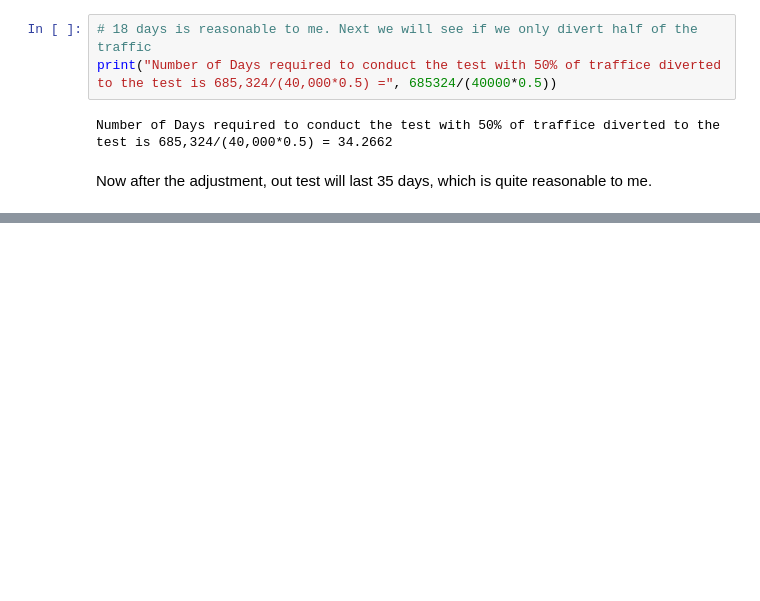
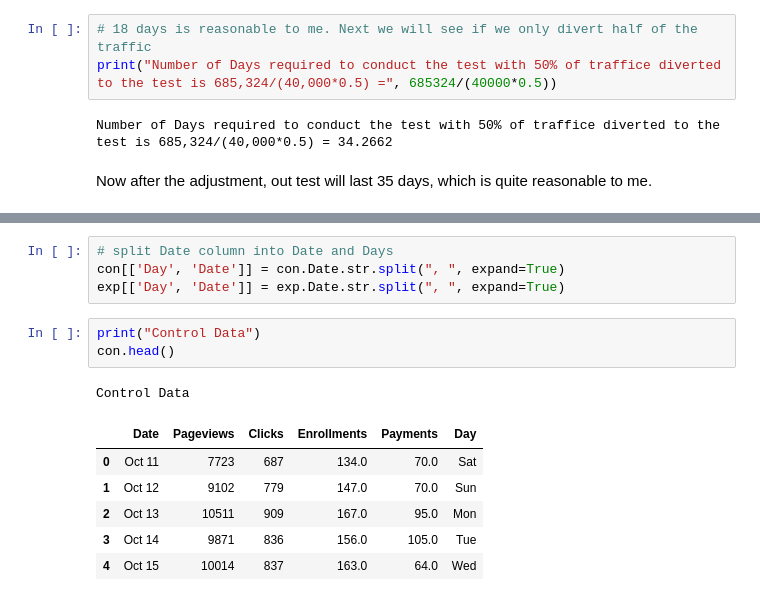
Before and after one commit to WoodyShi/Udacity_ABTesting_Final_project, a Jupyter notebook: AB_Testing.ipynb, the cells around one changed output, grey strips where cells are left out. Drawn from its saved outputs; the diff is of its cells as text; blank space fills up the shorter version.

```diff
--- a/AB_Testing.ipynb
+++ b/AB_Testing.ipynb
@@ -127,0 +155,15 @@ Now after the adjustment, out test will last 35 days, which is quite reasonable
+# %%
+# split Date column into Date and Days
+con[['Day', 'Date']] = con.Date.str.split(", ", expand=True)
+exp[['Day', 'Date']] = exp.Date.str.split(", ", expand=True)
+# %%
+print("Control Data")
+con.head()
+# %% [output]
+Control Data
+|  | Date | Pageviews | Clicks | Enrollments | Payments | Day |
+| 0 | Oct 11 | 7723 | 687 | 134.0 | 70.0 | Sat |
+| 1 | Oct 12 | 9102 | 779 | 147.0 | 70.0 | Sun |
+| 2 | Oct 13 | 10511 | 909 | 167.0 | 95.0 | Mon |
+| 3 | Oct 14 | 9871 | 836 | 156.0 | 105.0 | Tue |
+| 4 | Oct 15 | 10014 | 837 | 163.0 | 64.0 | Wed |
```
Also changed, not shown: parts of 40 cells of this notebook, 3 other files.
